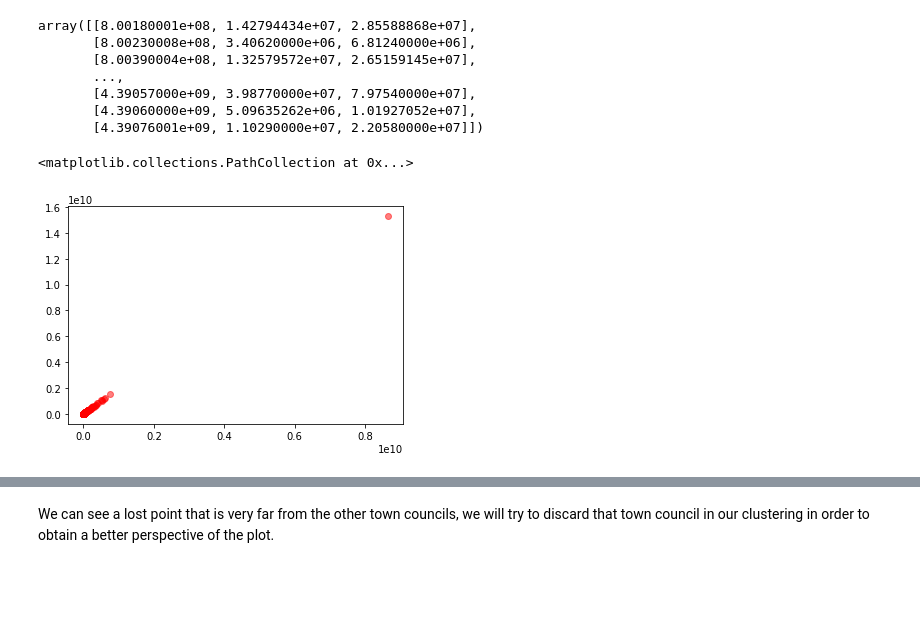
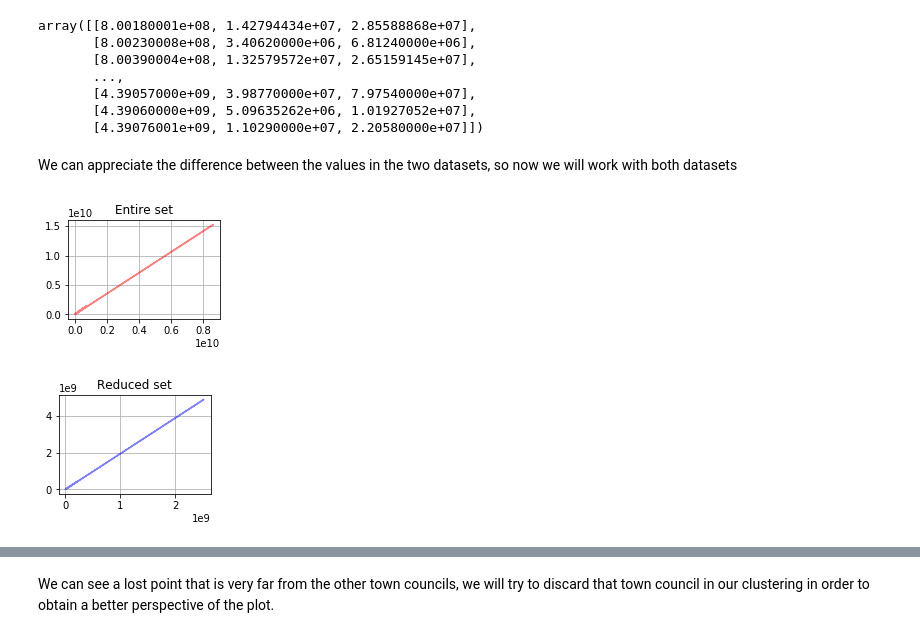
Before and after one commit to BigDataScience17-18/assignment-1-arnaucasanova_alexflores, a Jupyter notebook: Assignment3_Py/assignment3_clustering.ipynb, the cells around one changed output, grey strips where cells are left out. Drawn from its saved outputs; the diff is of its cells as text; code cells hidden in the pictures; blank space fills up the shorter version.

Commit message:
more plots and comments and improved conclusion

```diff
--- a/Assignment3_Py/assignment3_clustering.ipynb
+++ b/Assignment3_Py/assignment3_clustering.ipynb
@@ -7,7 +7,7 @@
 import pandas as pd
 import numpy as np
 
-budgets_dataset = pd.read_csv("C:/Users/Arnau/Desktop/assignment-1-arnaucasanova_alexflores-master/Assignment3/Pressupostos_dels_ens_municipals_de_Catalunya.csv")
+budgets_dataset = pd.read_csv("C:/Users/Arnau/Desktop/Pressupostos_dels_ens_municipals_de_Catalunya.csv")
 name, counts = np.unique(budgets_dataset.NOM_COMPLERT, return_counts = True)
 dict(zip(name,counts))
 # %% [output]
@@ -198,10 +198,10 @@ budgets_dataset_2levels.shape
 # %% [output]
 (41991, 11)
 # %%
-def generateArray(budgets):
+def generateTable(budgets):
     ids = np.unique(budgets.CODI_ENS)
     resultat = np.empty((ids.shape[0], 3))
-    i = 0
+    i=0
     for identifier in ids:
         despeses =  np.sum(budgets.loc[(budgets.TIPUS_PARTIDA == 'D') & (budgets.CODI_ENS == identifier), ["IMPORT"]].IMPORT)
         ingressos = np.sum(budgets.loc[(budgets.TIPUS_PARTIDA == 'I') & (budgets.CODI_ENS == identifier), ["IMPORT"]].IMPORT)
@@ -209,8 +209,8 @@ def generateArray(budgets):
         i+=1
     return resultat
 # %%
-new_budgets_dataset = generateArray(budgets_dataset)
-new_budgets_dataset_2levels = generateArray(budgets_dataset_2levels)
+new_budgets_dataset = generateTable(budgets_dataset)
+new_budgets_dataset_2levels = generateTable(budgets_dataset_2levels)
 # %%
 new_budgets_dataset
 # %% [output]
@@ -231,12 +231,26 @@ array([[8.00180001e+08, 1.42794434e+07, 2.85588868e+07],
        [4.39057000e+09, 3.98770000e+07, 7.97540000e+07],
        [4.39060000e+09, 5.09635262e+06, 1.01927052e+07],
        [4.39076001e+09, 1.10290000e+07, 2.20580000e+07]])
+# %% [markdown]
+We can appreciate the difference between the values in the two datasets, so now we will work with both datasets
 # %%
-#Plot representing the generated dataset
-from sklearn import cluster
+#Some plots of the generated data
+
 import matplotlib.pyplot as plot
 
-plot.scatter(new_budgets_dataset[:, 1], new_budgets_dataset[:, 2], c='red', alpha=0.5)
+# linear
+plot.subplot(221)
+plot.plot(new_budgets_dataset[:, 1], new_budgets_dataset[:, 2], c = 'red', alpha = 0.5)
+plot.yscale('linear')
+plot.title('Entire set')
+plot.grid(True)
 # %% [output]
-<matplotlib.collections.PathCollection at 0x...>
-[figure, old version]
+[figure, new version]
+# %%
+plot.subplot(221)
+plot.plot(new_budgets_dataset_2levels[:, 1], new_budgets_dataset_2levels[:, 2], c = 'blue', alpha = 0.5)
+plot.yscale('linear')
+plot.title('Reduced set')
+plot.grid(True)
+# %% [output]
+[figure, added]
```
Also changed, not shown: parts of 12 cells of this notebook.
